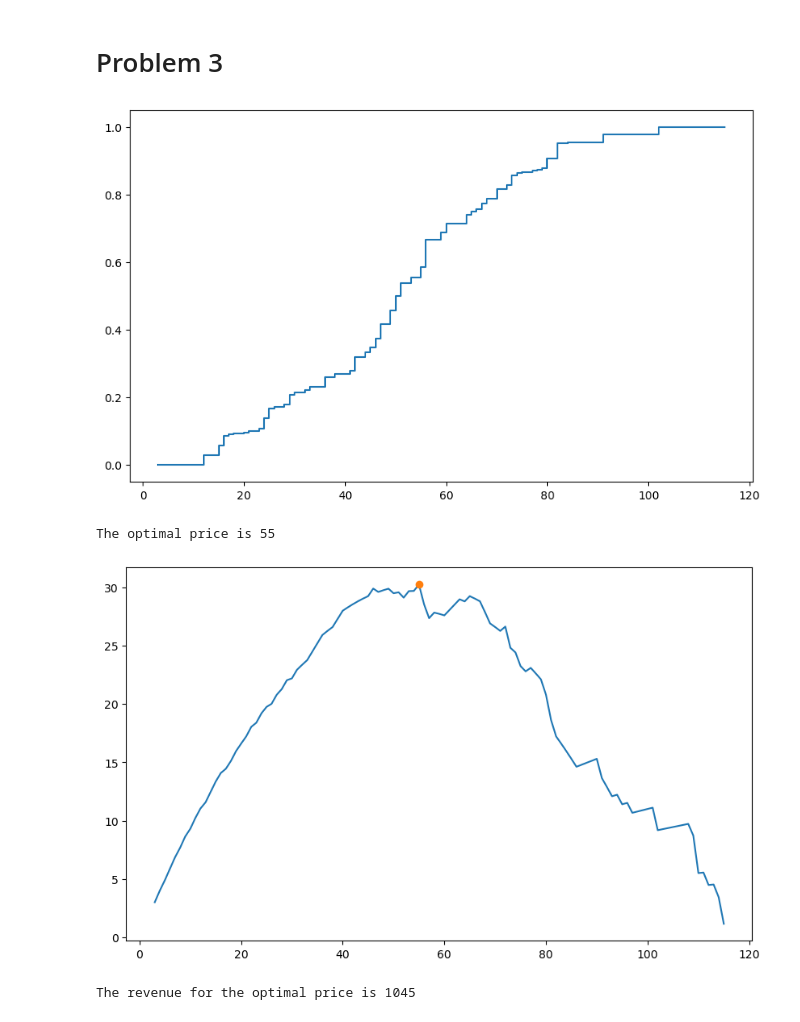
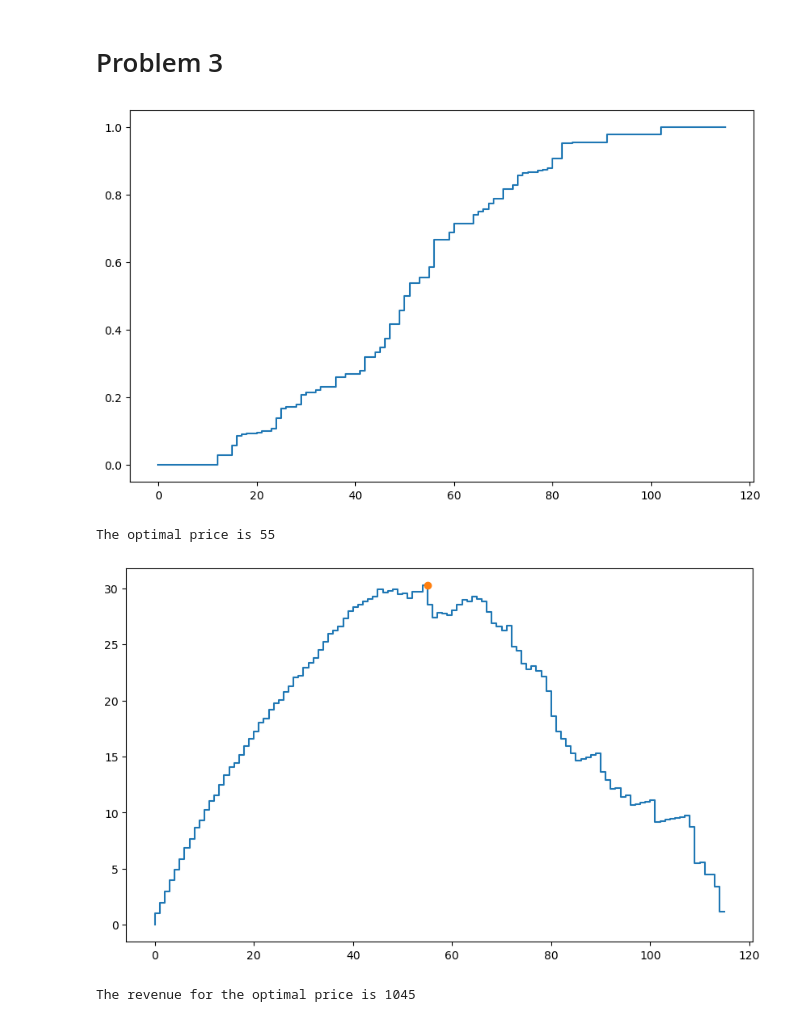
Before and after one commit to FeTiberga/Pricing-Analytics, a Jupyter notebook: HW2/HW2_PARM_ft232.ipynb, the cells around one changed output. Drawn from its saved outputs; the diff is of its cells as text; code cells hidden in the pictures.

```diff
--- a/HW2/HW2_PARM_ft232.ipynb
+++ b/HW2/HW2_PARM_ft232.ipynb
@@ -140,7 +143,7 @@ def wtp(df, p):
 # %%
 xw = []
 Fw = []
-for i in range(min(df3['p_i']) - 1, max(df3['p_i'] + 1)):
+for i in range(max(df3['p_i'] + 1)):
     xw.append(i)
     Fw.append(1 - wtp(df3, i))
 # %%
@@ -150,7 +153,7 @@ plt.step(xw, Fw, where = 'post')
 plt.savefig('willingness_to_pay_F.png')
 plt.show()
 # %% [output]
-[figure, old version]
+[figure, new version]
 # %%
 def expected_revenue(df, p):
     revenue = 0
@@ -159,17 +162,17 @@ def expected_revenue(df, p):
             revenue += p
     return revenue/len(df)
 # %%
-revenues = [expected_revenue(df3, p) for p in range(min(df3['p_i']) - 1, max(df3['p_i'] + 1))]
+revenues = [expected_revenue(df3, p) for p in range(max(df3['p_i'] + 1))]
 pstar = xw[np.argmax(revenues)]
 print('The optimal price is ' + str(pstar))
 plt.figure(figsize=(10, 6))
-plt.plot(xw, revenues, '-')
+plt.step(xw, revenues, '-')
 plt.plot(pstar, max(revenues), 'o')
 plt.savefig('revenue.png')
 plt.show()
 # %% [output]
 The optimal price is 55
-[figure, old version]
+[figure, new version]
 # %%
 def compute_revenue(W, p):
     revenue = 0
```
Also changed, not shown: parts of 2 cells of this notebook.
